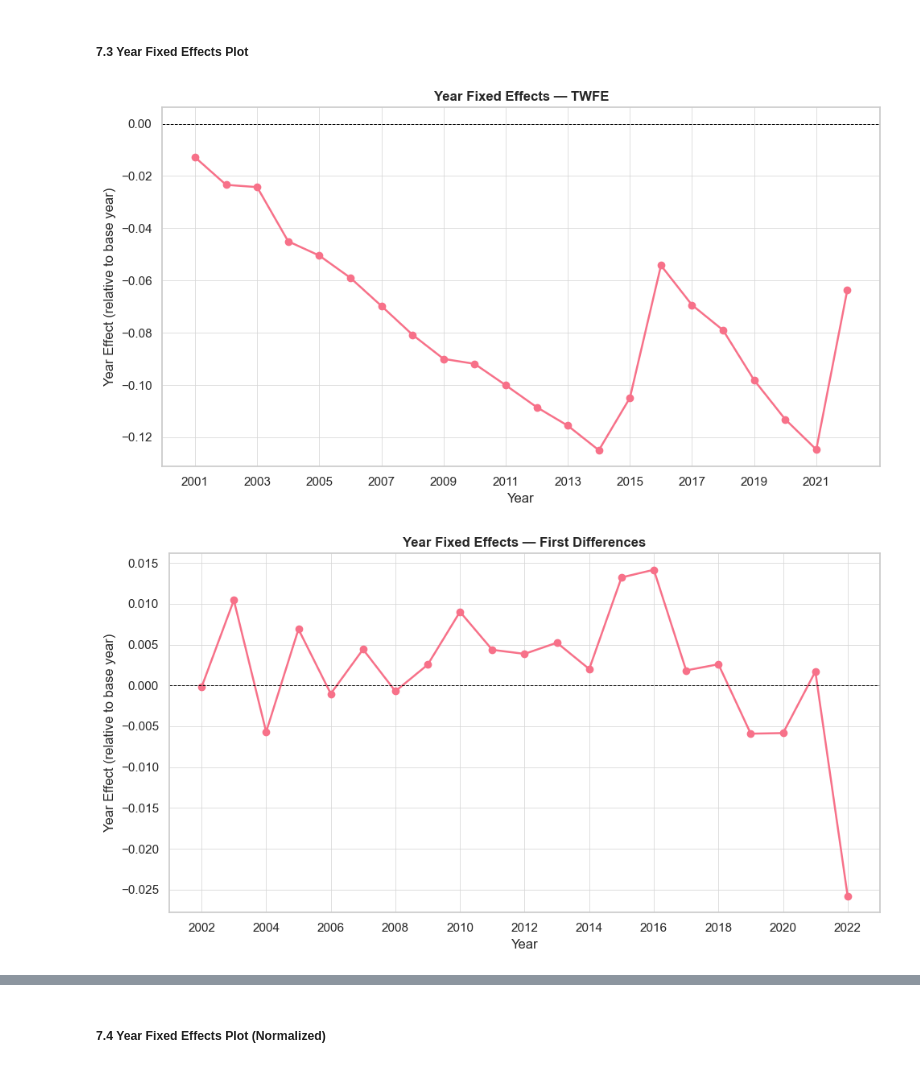
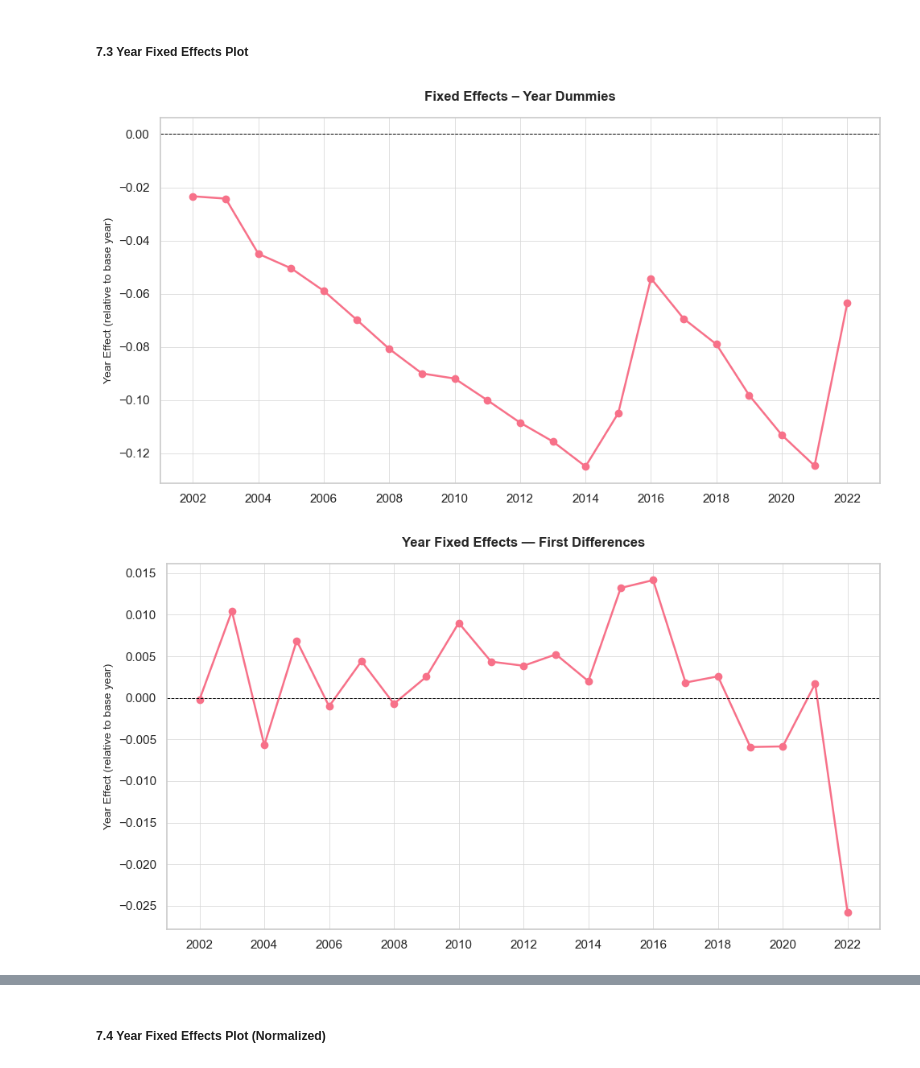
Before and after one commit to priyadarshanparida/kuznets-hypothesis-growth-vs-sustainability-buan6312, a Jupyter notebook: code/growth-vs-sustainability-panel.ipynb, the cells around one changed output, grey strips where cells are left out. Drawn from its saved outputs; the diff is of its cells as text; code cells hidden in the pictures.

```diff
--- a/code/growth-vs-sustainability-panel.ipynb
+++ b/code/growth-vs-sustainability-panel.ipynb
@@ -756,6 +756,11 @@ Reject H0: Random Effects inconsistent → use Fixed Effects.
 
 # Ensure sorted panel index (important)
 panel_df_model = panel_df_model.sort_index()
+X = panel_df_model[[
+    "lnGDP", "lnGDP_sq",                                                    # Income
+    "lnUrban", "lnTrade", "industry_value_added_pct_gdp", "lnPopDensity",   # Structural Shifts
+    "lnEnergy", "renewable_pct", "fossil_fuel_pct"                          # Energy Mix and Usage
+]]
 
 # 6.5.1 Create year dummies
 years = panel_df_model.index.get_level_values("year")
@@ -1297,39 +1339,42 @@ def plot_year_fe(model, title="Year Fixed Effects Plot"):
             )
         )
     ]
+
+    # Remove base year 2001 if present
+    year_coefs = year_coefs.drop(labels=[2001], errors="ignore")
 
     # Convert index to numeric year values
     years = np.array([
         int(x) if isinstance(x, int) else int(x[2:])
         for x in year_coefs.index
     ])
 
     sns.set_theme(style="whitegrid")
     plt.rc('grid', color='0.85', linestyle='-', linewidth=0.6)
 
     plt.figure(figsize=(10, 5.5))
 
     # Sort by year to avoid jagged ordering + float axis artifacts
     sort_idx = np.argsort(years)
     years = years[sort_idx]
     vals = year_coefs.values[sort_idx]
 
     plt.plot(years, vals, marker="o",
              linewidth=1.8, color=sns.color_palette("husl", 1)[0])
 
     plt.xticks(years[::2])
 
     plt.axhline(0, color="black", linestyle="--", linewidth=0.7)
 
-    plt.title(title, weight="bold")
-    plt.xlabel("Year")
-    plt.ylabel("Year Effect (relative to base year)")
+    plt.title(title, weight="bold", fontsize=12, pad=15)
+    plt.xlabel(None)
+    plt.ylabel("Year Effect (relative to base year)", fontsize=10)
     plt.grid(True)
     plt.tight_layout()
     plt.show()
 
-plot_year_fe(fe_tw, title="Year Fixed Effects — TWFE")
+plot_year_fe(fe_tw, title="Fixed Effects – Year Dummies")
 plot_year_fe(fe_fd, title="Year Fixed Effects — First Differences")
 # %% [output]
-[figure, old version]
+[figure, new version]
-[figure, old version]
+[figure, new version]
```
Also changed, not shown: parts of 10 cells of this notebook.
